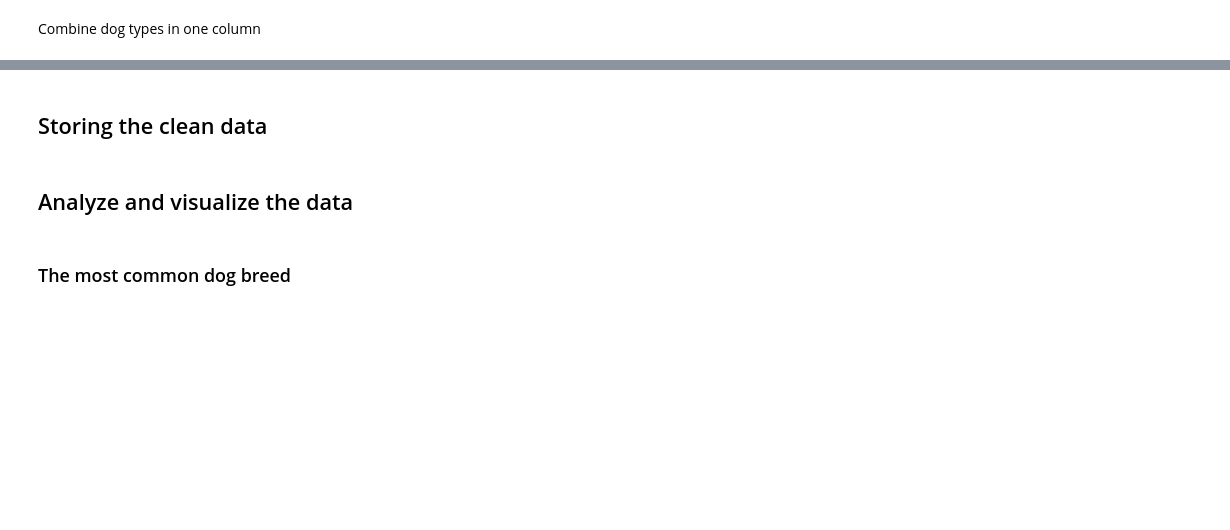
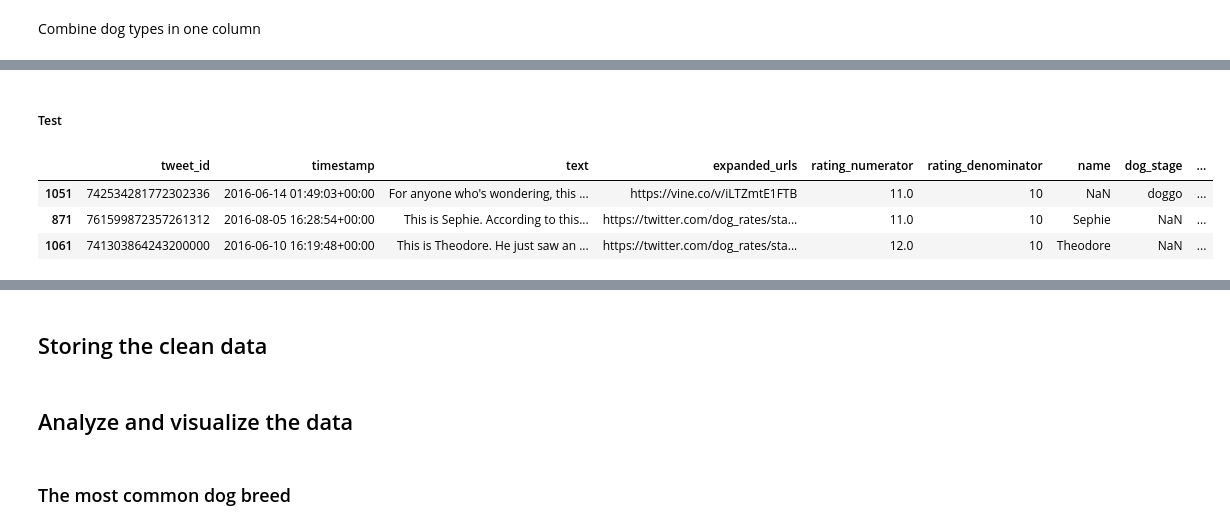
Before and after one commit to Victoriapm/We-Rate-Dogs_Twitter_Data_Wrangling, a Jupyter notebook: wrangle_act.ipynb, the cells around one changed output, grey strips where cells are left out. Saved outputs shown, nothing was run; the diff lists cells and outputs as text; code cells hidden in the pictures; blank space fills up the shorter version.

```diff
--- a/wrangle_act.ipynb
+++ b/wrangle_act.ipynb
@@ -633,0 +705,14 @@ df = pd.merge(df, df_tweet_count, on ='tweet_id', how="inner")
+# %%
+# create dog stage column
+df_archive_clean['dog_stage'] = df_archive_clean.doggo.replace(np.nan, '') + df_archive_clean.floofer.replace(np.nan, '') + df_archive_clean.pupper.replace(np.nan, '') + df_archive_clean.puppo.replace(np.nan, '')
+
+#Correct multiple dog stages values
+df_archive_clean.loc[df_archive_clean.dog_stage == 'doggopupper', 'dog_stage'] = 'doggo, pupper'
+df_archive_clean.loc[df_archive_clean.dog_stage == 'doggopuppo', 'dog_stage'] = 'doggo, puppo'
+df_archive_clean.loc[df_archive_clean.dog_stage == 'doggofloofer', 'dog_stage'] = 'doggo, floofer'
+
+# set empty values '' as Nan values
+df_archive_clean.replace(to_replace="" ,value=np.nan, regex=True, inplace=True)
+
+# drop the dog stages columns, that have been replaced now
+df_archive_clean.drop(['doggo','floofer', 'pupper', 'puppo'], axis=1, inplace=True);
@@ -633,0 +740,9 @@ df = pd.merge(df, df_tweet_count, on ='tweet_id', how="inner")
+# %%
+#get the ratings value
+ratings = df_archive_clean.text.str.extract('((?:\d+\.)?\d+)\/((?:\d+\.)?\d+)', expand=True)
+
+#assign the extracted rating numerators
+df_archive_clean.rating_numerator = ratings
+
+#adjust datatype to float
+df_archive_clean.rating_numerator = df_archive_clean.rating_numerator.astype(float)
@@ -633,0 +761,2 @@ df = pd.merge(df, df_tweet_count, on ='tweet_id', how="inner")
+# %%
+df_archive_clean['rating'] = df_archive_clean['rating_numerator']/df_archive_clean['rating_denominator']
@@ -633,0 +780,14 @@ df = pd.merge(df, df_tweet_count, on ='tweet_id', how="inner")
+# %%
+df_archive_clean.drop(['retweeted_status_timestamp','retweeted_status_user_id',
+                 'in_reply_to_user_id', 'in_reply_to_user_id','source','in_reply_to_status_id','retweeted_status_id'],
+                axis=1, inplace=True);
+# %% [markdown]
+##### Test
+# %%
+# Check the changes
+df_archive_clean.sample(3)
+# %% [output]
+|  | tweet_id | timestamp | text | expanded_urls | rating_numerator | rating_denominator | name | dog_stage | ... |
+| 1051 | 742534281772302336 | 2016-06-14 01:49:03+00:00 | For anyone who's wondering, this ... | https://vine.co/v/iLTZmtE1FTB | 11.0 | 10 | NaN | doggo | ... |
+| 871 | 761599872357261312 | 2016-08-05 16:28:54+00:00 | This is Sephie. According to this... | https://twitter.com/dog_rates/sta... | 11.0 | 10 | Sephie | NaN | ... |
+| 1061 | 741303864243200000 | 2016-06-10 16:19:48+00:00 | This is Theodore. He just saw an ... | https://twitter.com/dog_rates/sta... | 12.0 | 10 | Theodore | NaN | ... |
```
Also changed, not shown: parts of 104 cells of this notebook, 1 other file.
